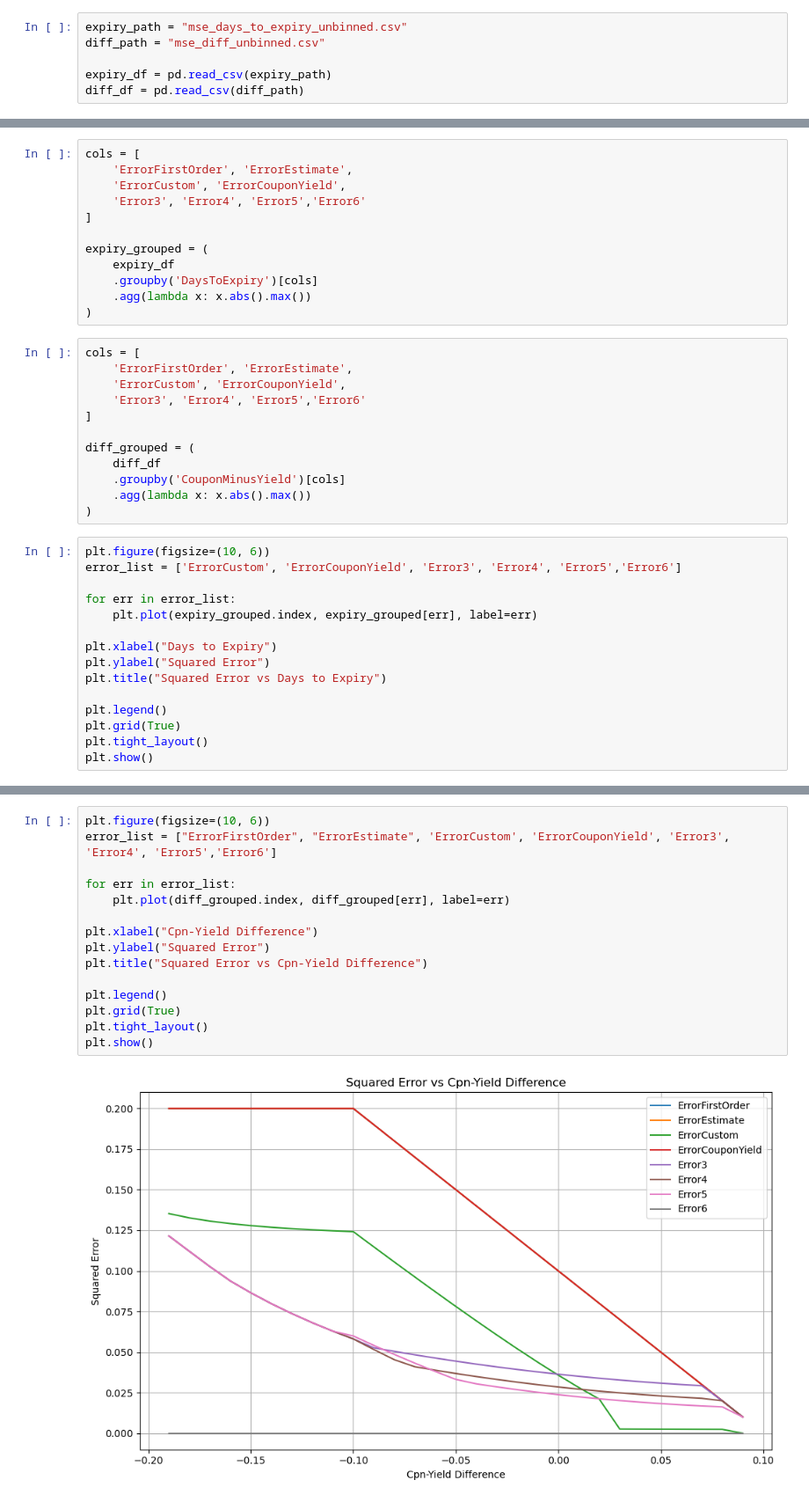
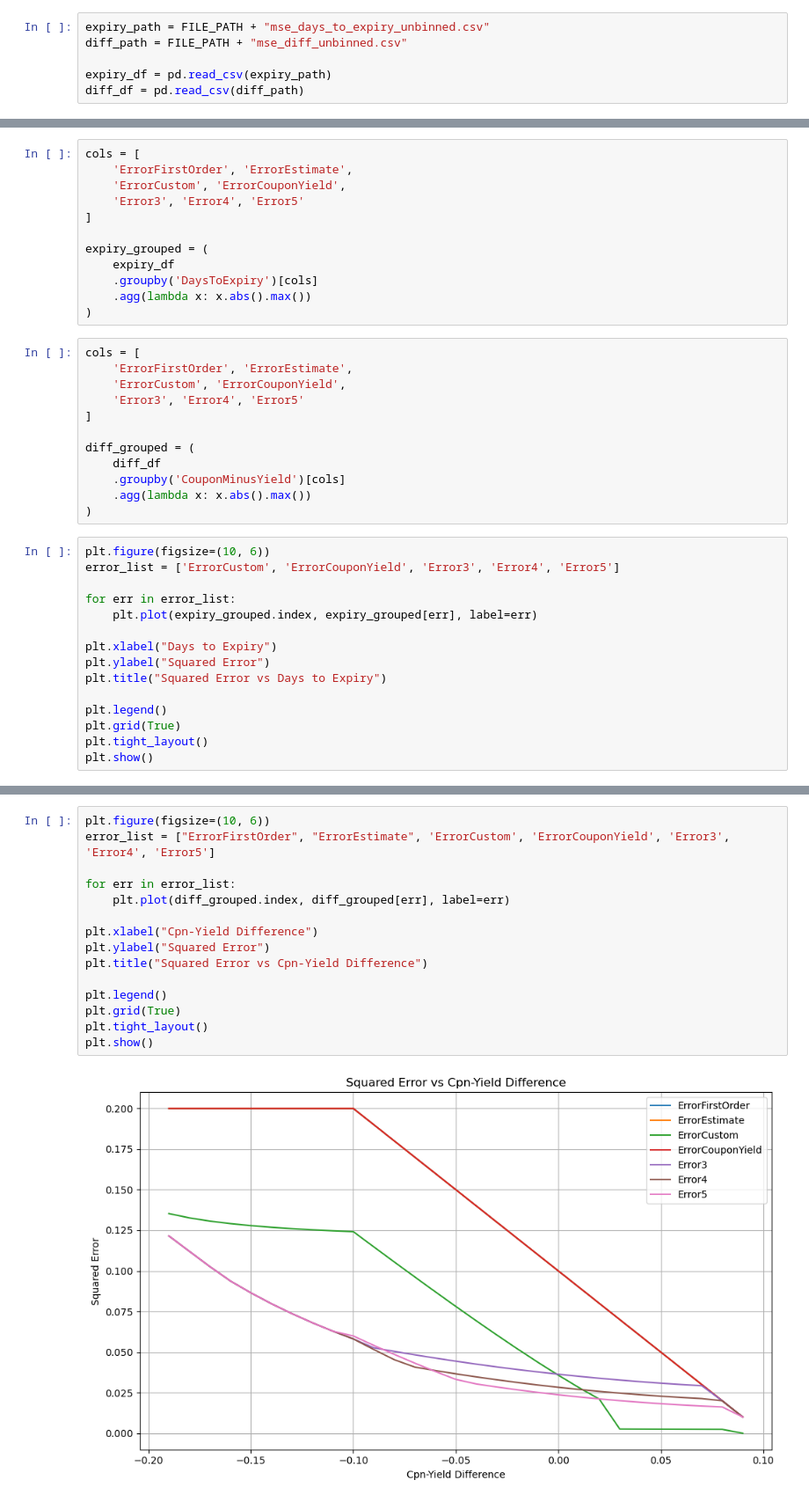
Before and after one commit to vinnyyx/NorthStarRisk-Bond-Yield, a Jupyter notebook: MyApp/display.ipynb, the cells around one changed output, grey strips where cells are left out. Shown at 88% size. Drawn from its saved outputs; the diff is of its cells as text.

```diff
--- a/MyApp/display.ipynb
+++ b/MyApp/display.ipynb
@@ -5,6 +8,6 @@ import numpy as np
 # %%
-expiry_path = "mse_days_to_expiry_unbinned.csv"
-diff_path = "mse_diff_unbinned.csv"
+expiry_path = FILE_PATH + "mse_days_to_expiry_unbinned.csv"
+diff_path = FILE_PATH + "mse_diff_unbinned.csv"
 
 expiry_df = pd.read_csv(expiry_path)
 diff_df = pd.read_csv(diff_path)
@@ -33,7 +35,7 @@ memory usage: 262.6+ MB
 cols = [
     'ErrorFirstOrder', 'ErrorEstimate',
     'ErrorCustom', 'ErrorCouponYield',
-    'Error3', 'Error4', 'Error5','Error6'
+    'Error3', 'Error4', 'Error5'
 ]
 
 expiry_grouped = (
@@ -45,7 +47,7 @@ expiry_grouped = (
 cols = [
     'ErrorFirstOrder', 'ErrorEstimate',
     'ErrorCustom', 'ErrorCouponYield',
-    'Error3', 'Error4', 'Error5','Error6'
+    'Error3', 'Error4', 'Error5'
 ]
 
 diff_grouped = (
@@ -55,7 +57,7 @@ diff_grouped = (
 )
 # %%
 plt.figure(figsize=(10, 6))
-error_list = ['ErrorCustom', 'ErrorCouponYield', 'Error3', 'Error4', 'Error5','Error6']
+error_list = ['ErrorCustom', 'ErrorCouponYield', 'Error3', 'Error4', 'Error5']
 
 for err in error_list:
     plt.plot(expiry_grouped.index, expiry_grouped[err], label=err)
@@ -73,17 +75,17 @@ plt.show()
 # %%
 plt.figure(figsize=(10, 6))
-error_list = ["ErrorFirstOrder", "ErrorEstimate", 'ErrorCustom', 'ErrorCouponYield', 'Error3', 'Error4', 'Error5','Error6']
+error_list = ["ErrorFirstOrder", "ErrorEstimate", 'ErrorCustom', 'ErrorCouponYield', 'Error3', 'Error4', 'Error5']
 
 for err in error_list:
     plt.plot(diff_grouped.index, diff_grouped[err], label=err)
 
 plt.xlabel("Cpn-Yield Difference")
 plt.ylabel("Squared Error")
 plt.title("Squared Error vs Cpn-Yield Difference")
 
 plt.legend()
 plt.grid(True)
 plt.tight_layout()
 plt.show()
 # %% [output]
-[figure, old version]
+[figure, new version]
```
Also changed, not shown: parts of 11 cells of this notebook, 2 other files.
